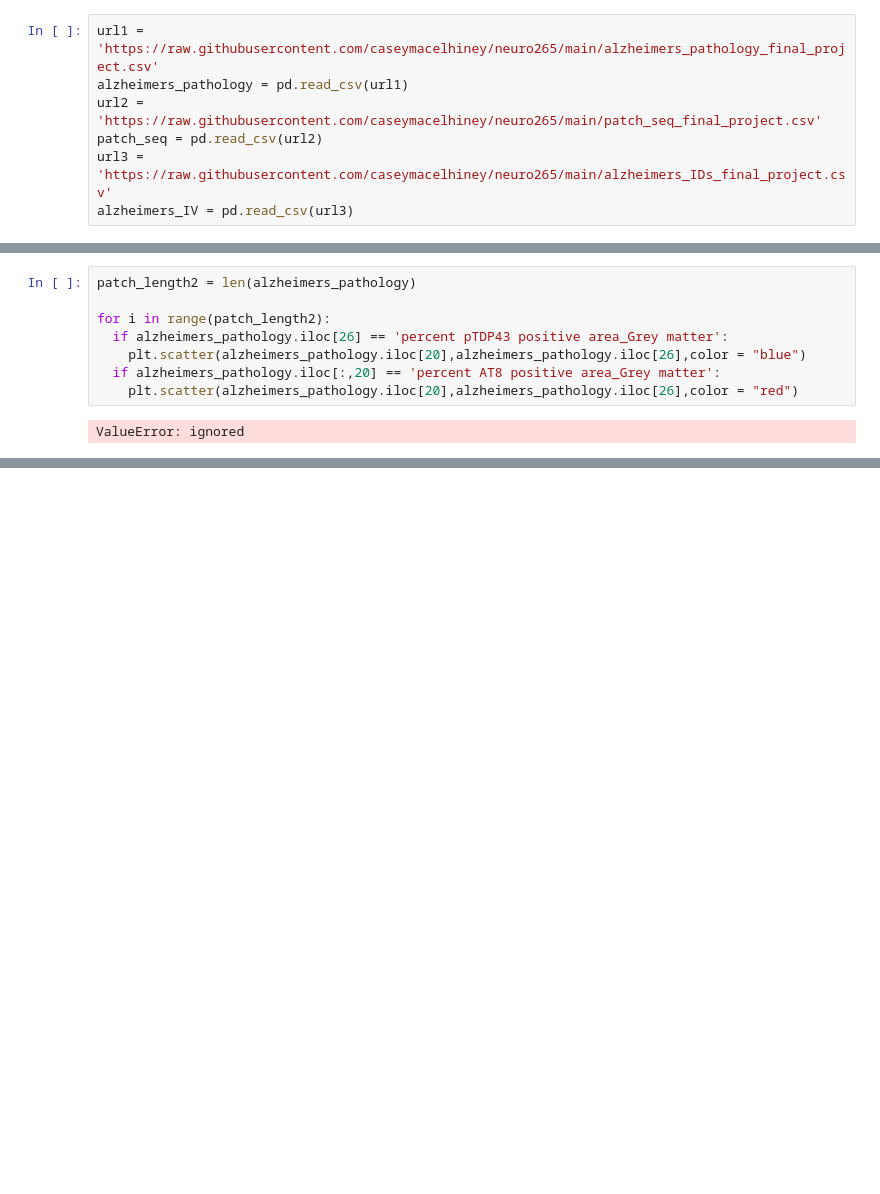
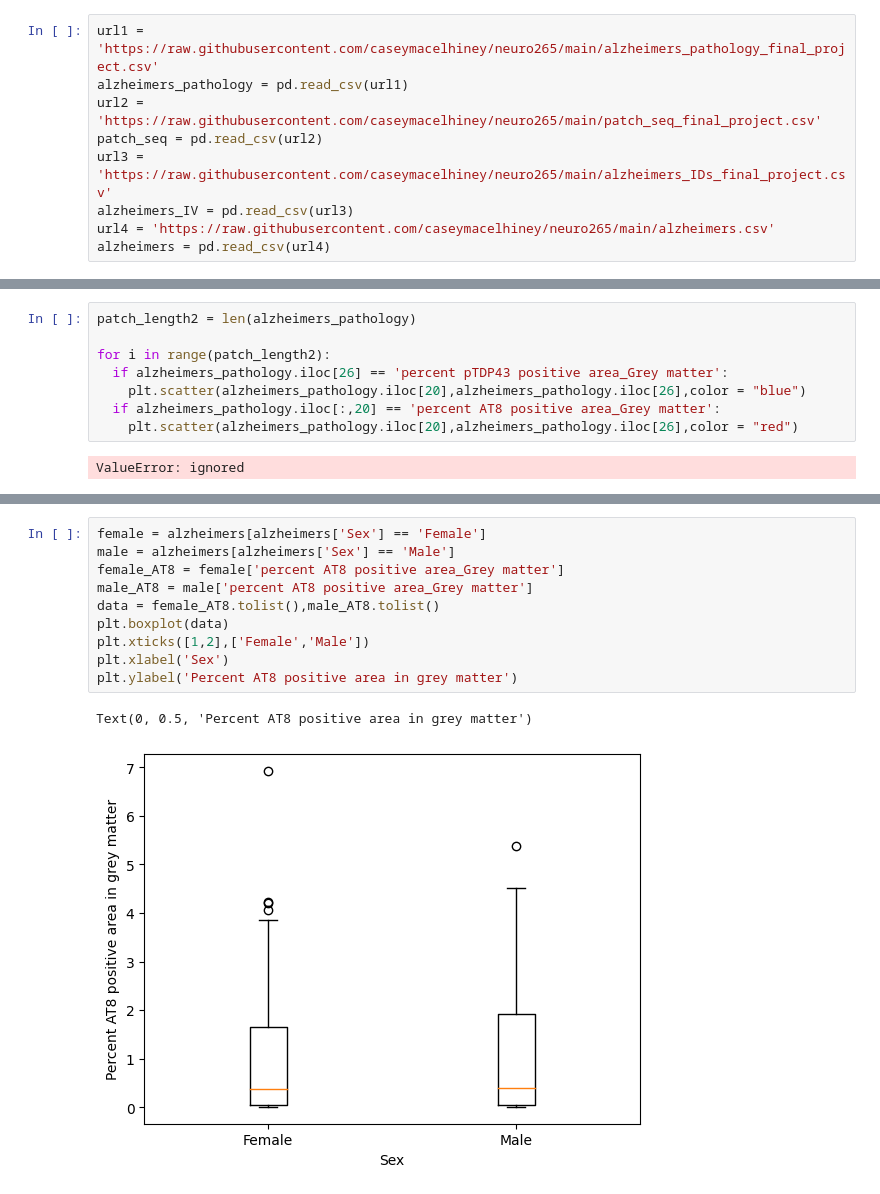
Before and after one commit to caseymacelhiney/neuro265, a Jupyter notebook: final_project.ipynb, the cells around one changed output, grey strips where cells are left out. Saved outputs shown, nothing was run; the diff lists cells and outputs as text; blank space fills up the shorter version.

```diff
--- a/final_project.ipynb
+++ b/final_project.ipynb
@@ -17,6 +17,8 @@ url2 = 'https://raw.githubusercontent.com/caseymacelhiney/neuro265/main/patch_se
 patch_seq = pd.read_csv(url2)
 url3 = 'https://raw.githubusercontent.com/caseymacelhiney/neuro265/main/alzheimers_IDs_final_project.csv'
 alzheimers_IV = pd.read_csv(url3)
+url4 = 'https://raw.githubusercontent.com/caseymacelhiney/neuro265/main/alzheimers.csv'
+alzheimers = pd.read_csv(url4)
 # %%
 print(alzheimers_pathology.iloc[:,26])
 # %% [output]
@@ -116,0 +145,13 @@ ValueError: ignored
+# %%
+female = alzheimers[alzheimers['Sex'] == 'Female']
+male = alzheimers[alzheimers['Sex'] == 'Male']
+female_AT8 = female['percent AT8 positive area_Grey matter']
+male_AT8 = male['percent AT8 positive area_Grey matter']
+data = female_AT8.tolist(),male_AT8.tolist()
+plt.boxplot(data)
+plt.xticks([1,2],['Female','Male'])
+plt.xlabel('Sex')
+plt.ylabel('Percent AT8 positive area in grey matter')
+# %% [output]
+Text(0, 0.5, 'Percent AT8 positive area in grey matter')
+[figure, added]
```
Also changed, not shown: parts of 2 cells of this notebook.
